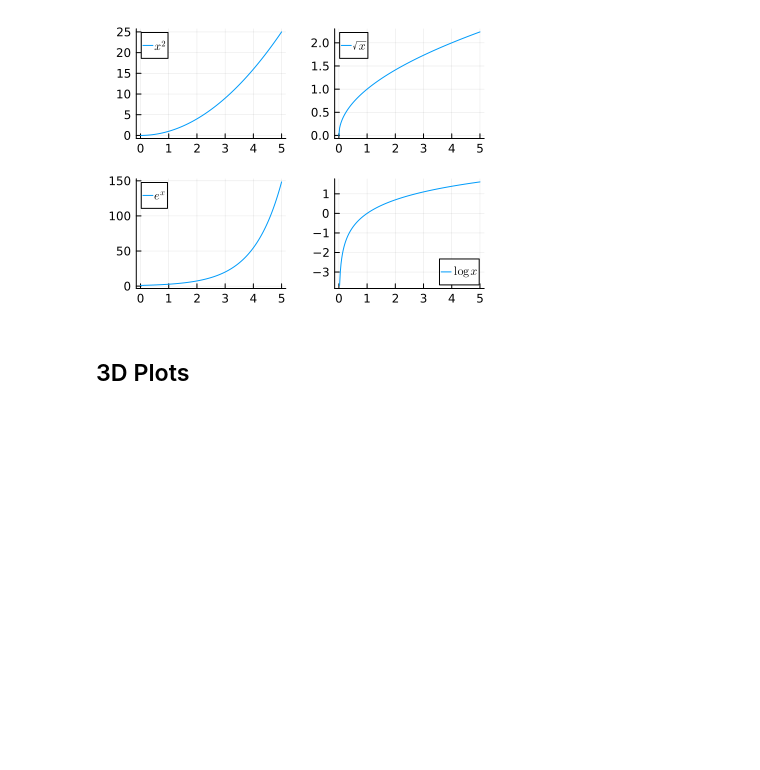
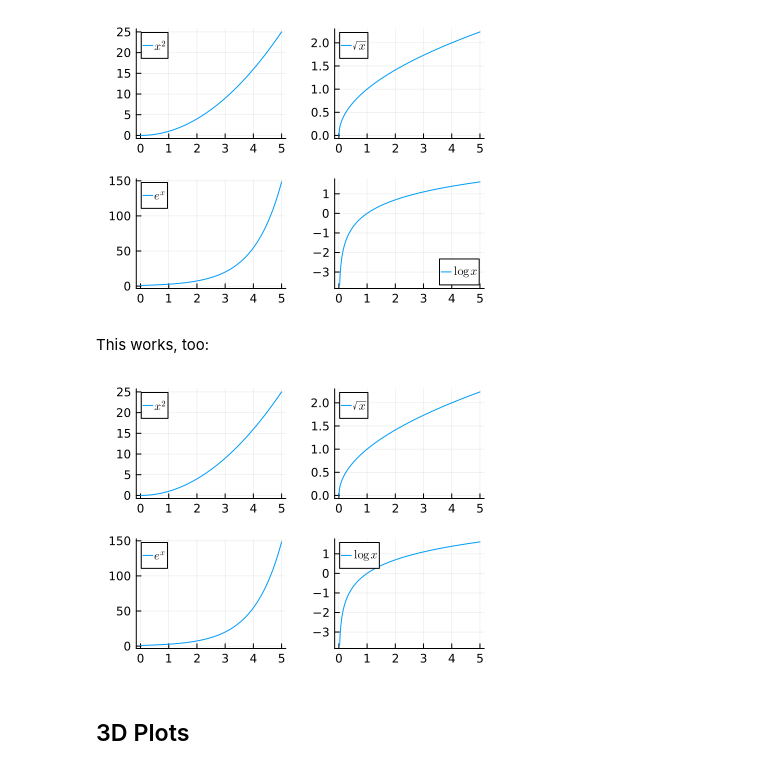
Before and after one commit to reygers/Julia-Course-Uni-HD, a Jupyter notebook: julia-15-plotting.ipynb, the cells around one changed output. Drawn from its saved outputs; the diff is of its cells as text; code cells hidden in the pictures; blank space fills up the shorter version.

```diff
--- a/julia-15-plotting.ipynb
+++ b/julia-15-plotting.ipynb
@@ -106,6 +106,15 @@ plot!(x, (x->exp(x)).(x), label=L"e^x", subplot=3)
 plot!(x, (x->log(x)).(x), label=L"\log x", subplot=4)
 # %% [output]
 [figure]
+# %% [markdown]
+This works, too:
+# %%
+plot(x, x->x^2, label=L"x^2", subplot=1, layout=(2,2), size=(400, 300))
+plot!(x, x->sqrt(x), label=L"\sqrt{x}", subplot=2)
+plot!(x, x->exp(x), label=L"e^x", subplot=3)
+plot!(x, x->log(x), label=L"\log x", subplot=4)
+# %% [output]
+[figure, added]
 # %% [markdown]
 ## 3D Plots
 # %%
```
Also changed, not shown: parts of 1 cell of this notebook, 10 other files.
